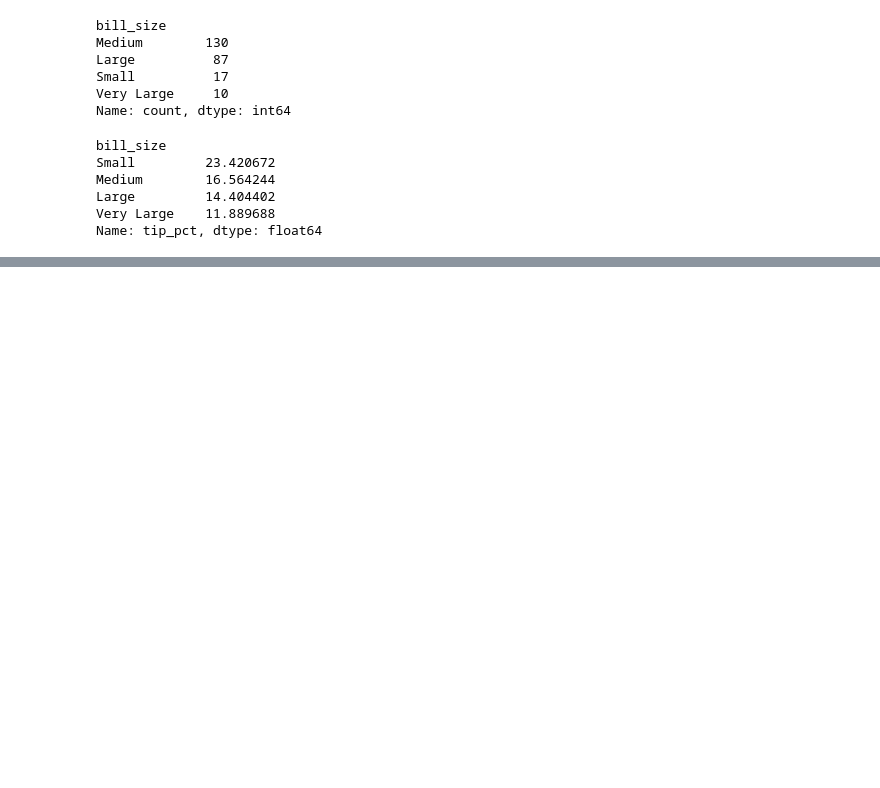
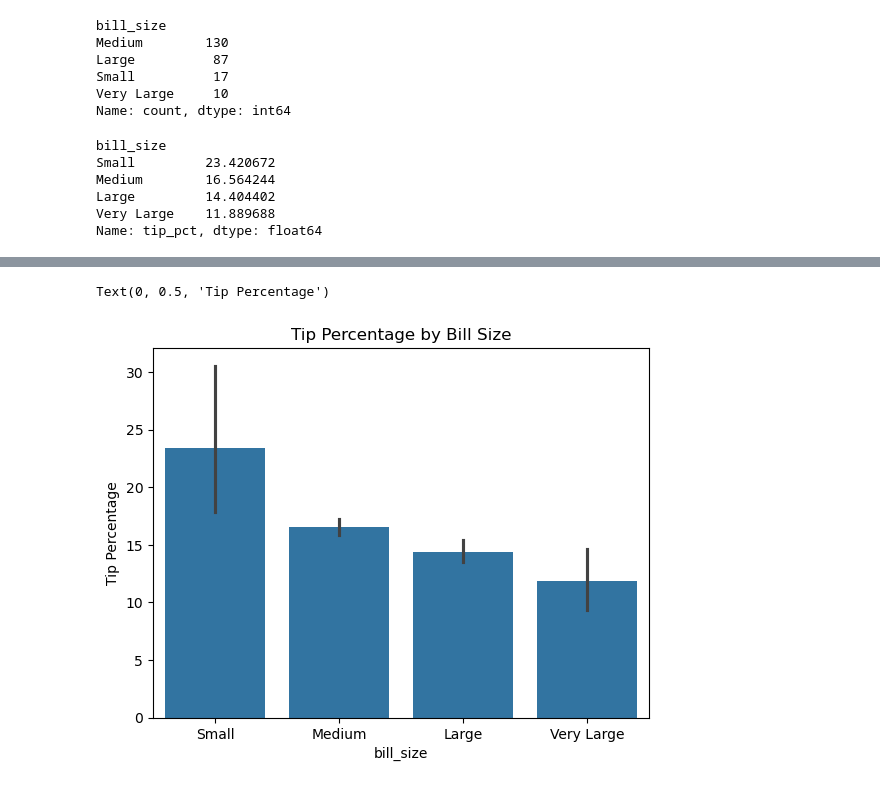
Before and after one commit to shaunagbaje/data-analytics-training, a Jupyter notebook: pandas_intro.ipynb, the cells around one changed output, grey strips where cells are left out. Cells and saved outputs as stored; diff of their text form; code cells hidden in the pictures; blank space fills up the shorter version.

```diff
--- a/pandas_intro.ipynb
+++ b/pandas_intro.ipynb
@@ -447,0 +471,7 @@ Name: tip_pct, dtype: float64
+# %%
+sns.barplot(x="bill_size", y="tip_pct", data=df)
+plt.title("Tip Percentage by Bill Size")
+plt.ylabel("Tip Percentage")
+# %% [output]
+Text(0, 0.5, 'Tip Percentage')
+[figure, added]
```
Also changed, not shown: parts of 7 cells of this notebook.
